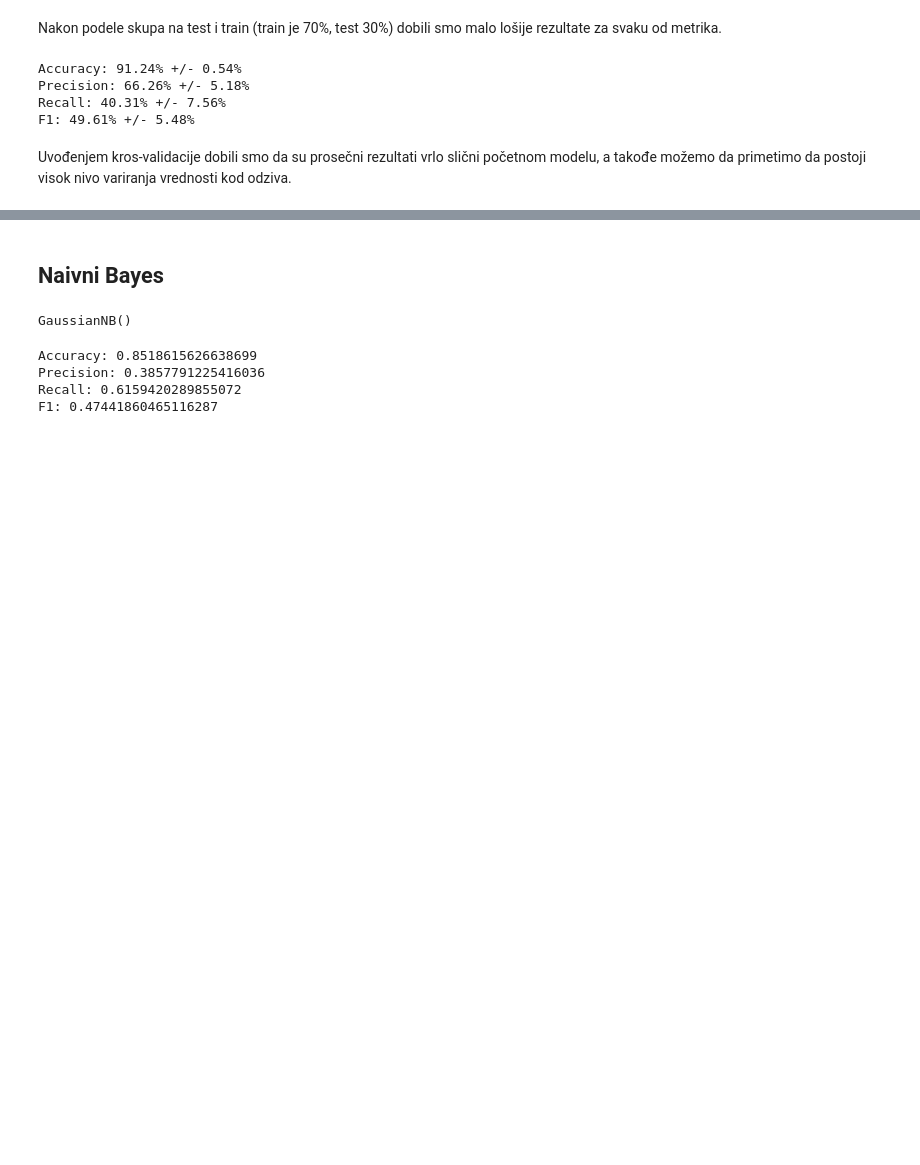
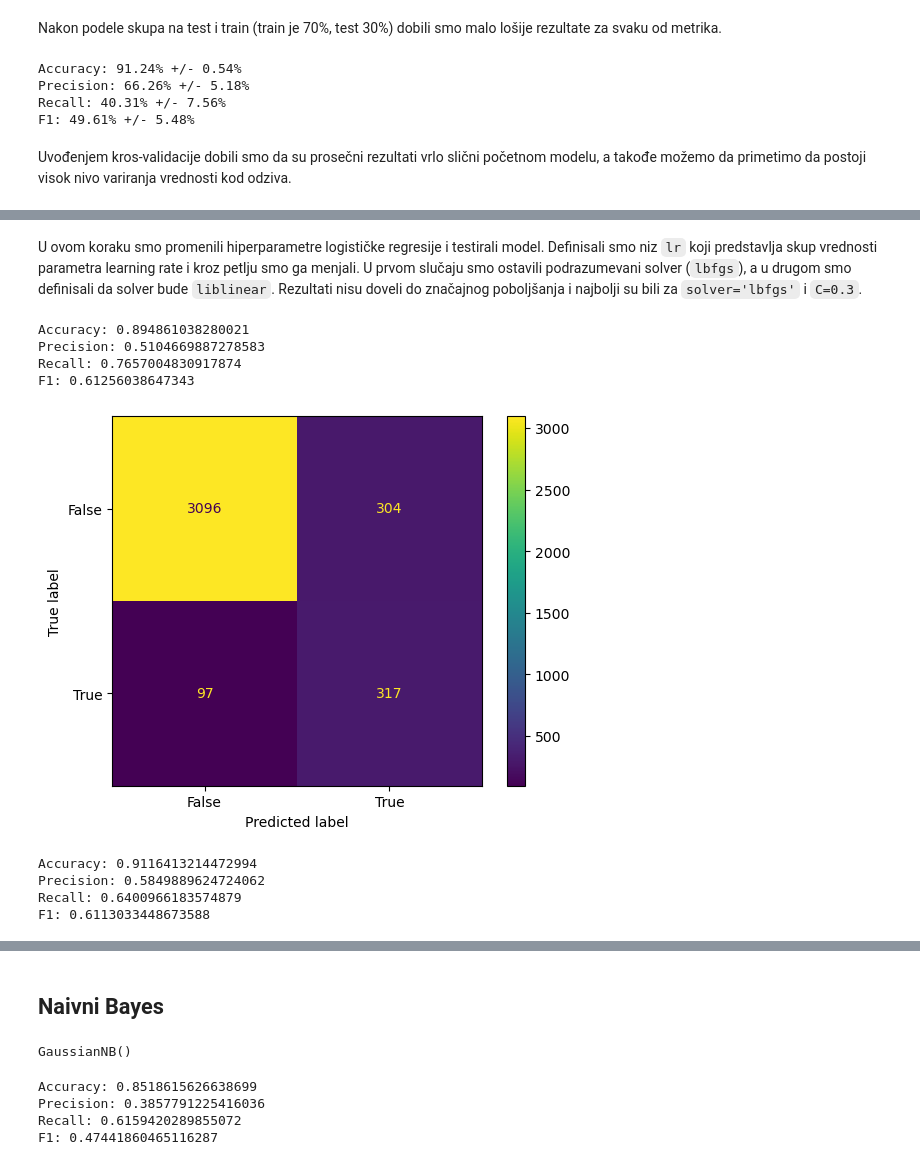
Before and after one commit to NemanjaGojkovic/Kori-enje-klasifikacije-i-klasterovanja-u-sistemu-banke, a Jupyter notebook: Klasifikacija (2. domaci).ipynb, the cells around one changed output, grey strips where cells are left out. Drawn from its saved outputs; the diff is of its cells as text; code cells hidden in the pictures; blank space fills up the shorter version.

Commit message:
Kreirani svi modeli

```diff
--- a/Klasifikacija (2. domaci).ipynb
+++ b/Klasifikacija (2. domaci).ipynb
@@ -149,0 +203,18 @@ Uvođenjem kros-validacije dobili smo da su prosečni rezultati vrlo slični po
+# %% [markdown]
+U ovom koraku smo promenili hiperparametre logističke regresije i testirali model. Definisali smo niz `lr` koji predstavlja skup vrednosti parametra learning rate i kroz petlju smo ga menjali. U prvom slučaju smo ostavili podrazumevani solver (`lbfgs`), a u drugom smo definisali da solver bude `liblinear`. Rezultati nisu doveli do značajnog poboljšanja i najbolji su bili za `solver='lbfgs'` i `C=0.3`.
+# %%
+model=LogisticRegression(max_iter=1000, C=0.3).fit(X, y)
+# %%
+y_hat=model.predict_proba(X)[:, 1] >= 0.2
+# %%
+print_performance(y, y_hat)
+# %% [output]
+Accuracy: 0.894861038280021
+Precision: 0.5104669887278583
+Recall: 0.7657004830917874
+F1: 0.61256038647343
+# %%
+ConfusionMatrixDisplay(confusion_matrix(y, y_hat), display_labels = [False, True]).plot()
+plt.show()
+# %% [output]
+[figure, added]
@@ -149,0 +223,7 @@ Uvođenjem kros-validacije dobili smo da su prosečni rezultati vrlo slični po
+# %%
+print_performance(y, y_hat)
+# %% [output]
+Accuracy: 0.9116413214472994
+Precision: 0.5849889624724062
+Recall: 0.6400966183574879
+F1: 0.6113033448673588
```
Also changed, not shown: parts of 50 cells of this notebook.
